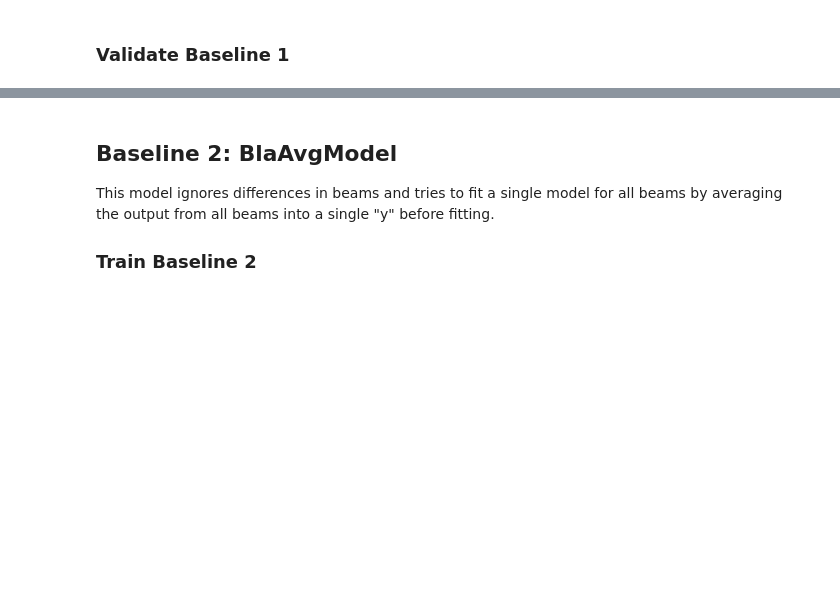
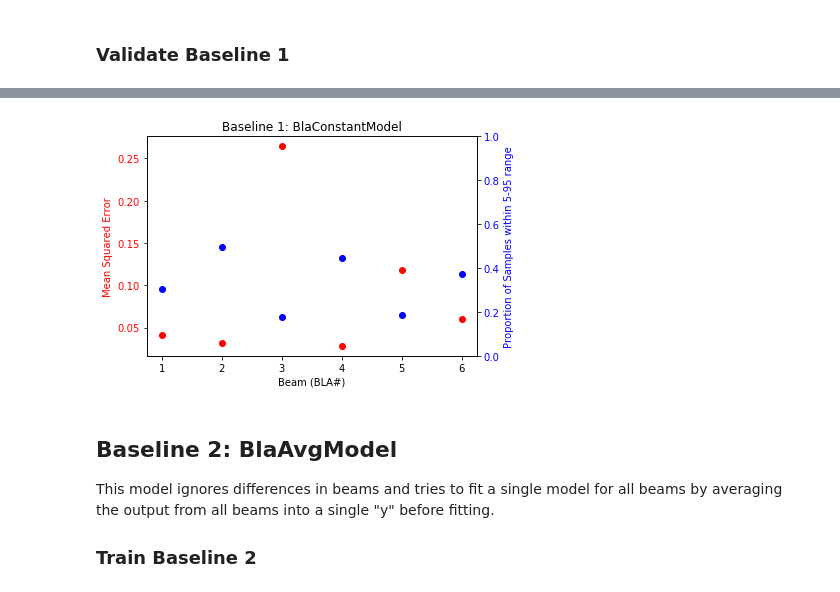
Before and after one commit to zbpatel/CS229-Project, a Jupyter notebook: predict_future_output.ipynb, the cells around one changed output, grey strips where cells are left out. Cells and saved outputs as stored; diff of their text form; code cells hidden in the pictures; blank space fills up the shorter version.

Commit message:
Updated predict_future_output with more charts

```diff
--- a/predict_future_output.ipynb
+++ b/predict_future_output.ipynb
@@ -78,6 +78,30 @@ def prop_within_bounds(actual, pred_95th, pred_5th):
     within_lower = actual < pred_5th
     within_range = np.logical_and(within_upper, within_lower)
     return np.count_nonzero(within_range) / num_points
+# %%
+def plot_single_test_mse(mses, probs, title):
+    beams = list(range(1, 7))
+    mse_95 = [mse[0] for mse in mses]
+    mse_median = [mse[1] for mse in mses]
+    mse_5 = [mse[2] for mse in mses]
+
+    # See: https://matplotlib.org/gallery/api/two_scales.html
+    fig, ax1 = plt.subplots()
+    ax1.set_xlabel('Beam (BLA#)')
+    ax1.set_ylabel('Mean Squared Error', color="Red")
+    ax1.plot(beams, mse_median, 'o', color="Red")
+    ax1.tick_params(axis='y', labelcolor="Red")
+    ax1.set_title(title)
+
+    ax2 = ax1.twinx()
+
+    ax2.set_ylabel('Proportion of Samples within 5-95 range', color="Blue")
+    ax2.plot(beams, probs, 'o', color="Blue")
+    ax2.tick_params(axis='y', labelcolor="Blue")
+    ax2.set_ylim((0, 1))
+
+    fig.tight_layout()
+    plt.show()
 # %% [markdown]
 ## Baseline 1: BlaConstantModel
 
@@ -123,3 +147,7 @@ print(baseline_1_valid_mses)
+# %%
+plot_single_test_mse(baseline_1_valid_mses, baseline_1_valid_props, "Baseline 1: BlaConstantModel")
+# %% [output]
+[figure, added]
 # %% [markdown]
 ## Baseline 2: BlaAvgModel
 This model ignores differences in beams and tries to fit a single model for all beams by averaging the output from all
```
Also changed, not shown: parts of 9 cells of this notebook.
